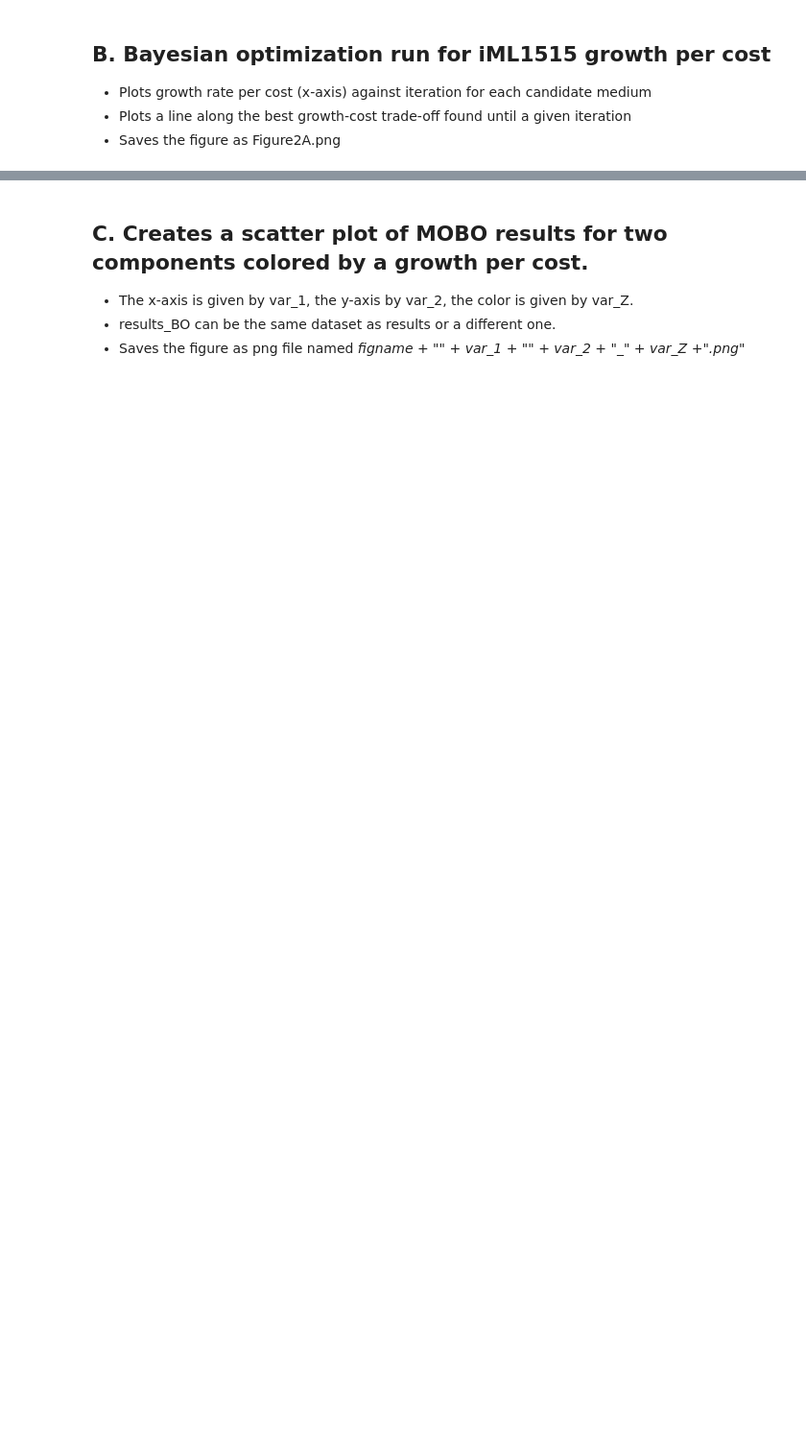
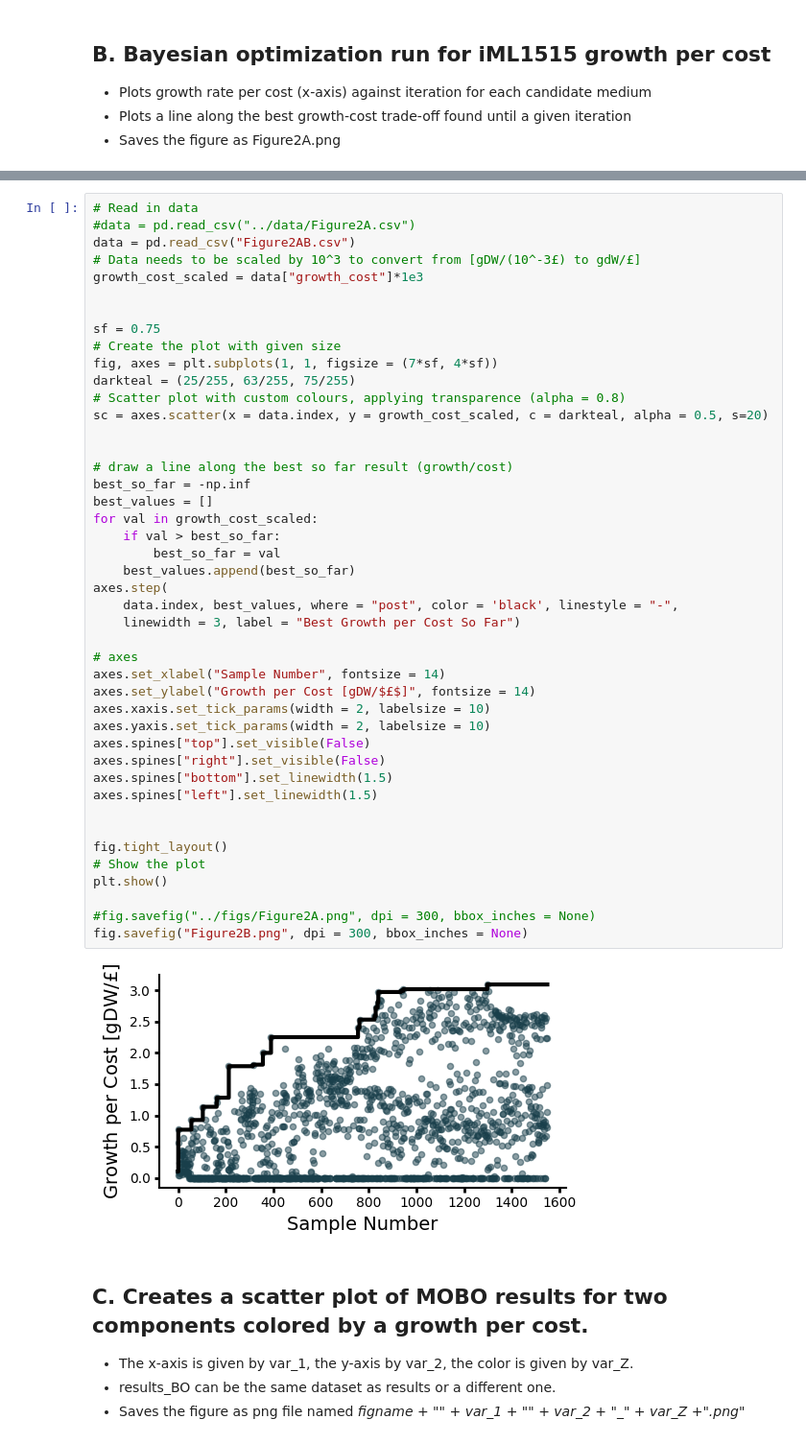
Before and after one commit to cjmerzbacher/mobo-medium-conditions, a Jupyter notebook: analysis/fig2.ipynb, the cells around one changed output, grey strips where cells are left out. Shown at 96% size. Saved outputs shown, nothing was run; the diff lists cells and outputs as text; blank space fills up the shorter version.

Commit message:
fixed y-axis labelling and legend

```diff
--- a/analysis/fig2.ipynb
+++ b/analysis/fig2.ipynb
@@ -201,3 +122,49 @@ fig.savefig("Figure2A.png", dpi = 300, bbox_inches = None)
+# %%
+# Read in data
+#data = pd.read_csv("../data/Figure2A.csv")
+data = pd.read_csv("Figure2AB.csv")
+# Data needs to be scaled by 10^3 to convert from [gDW/(10^-3£) to gdW/£]
+growth_cost_scaled = data["growth_cost"]*1e3
+
+
+sf = 0.75
+# Create the plot with given size
+fig, axes = plt.subplots(1, 1, figsize = (7*sf, 4*sf))
+darkteal = (25/255, 63/255, 75/255)
+# Scatter plot with custom colours, applying transparence (alpha = 0.8)
+sc = axes.scatter(x = data.index, y = growth_cost_scaled, c = darkteal, alpha = 0.5, s=20)
+
+
+# draw a line along the best so far result (growth/cost)
+best_so_far = -np.inf
+best_values = []
+for val in growth_cost_scaled:
+    if val > best_so_far:
+        best_so_far = val
+    best_values.append(best_so_far)
+axes.step(
+    data.index, best_values, where = "post", color = 'black', linestyle = "-",
+    linewidth = 3, label = "Best Growth per Cost So Far")
+
+# axes
+axes.set_xlabel("Sample Number", fontsize = 14)
+axes.set_ylabel("Growth per Cost [gDW/$£$]", fontsize = 14)
+axes.xaxis.set_tick_params(width = 2, labelsize = 10)
+axes.yaxis.set_tick_params(width = 2, labelsize = 10)
+axes.spines["top"].set_visible(False)
+axes.spines["right"].set_visible(False)
+axes.spines["bottom"].set_linewidth(1.5)
+axes.spines["left"].set_linewidth(1.5)
+
+
+fig.tight_layout()
+# Show the plot
+plt.show()
+
+#fig.savefig("../figs/Figure2A.png", dpi = 300, bbox_inches = None)
+fig.savefig("Figure2B.png", dpi = 300, bbox_inches = None)
+# %% [output]
+[figure, added]
 # %% [markdown]
 ## C. Creates a scatter plot of MOBO results for two components colored by a growth per cost.
 * The x-axis is given by var_1, the y-axis by var_2, the color is given by var_Z.
```
Also changed, not shown: parts of 4 cells of this notebook.
